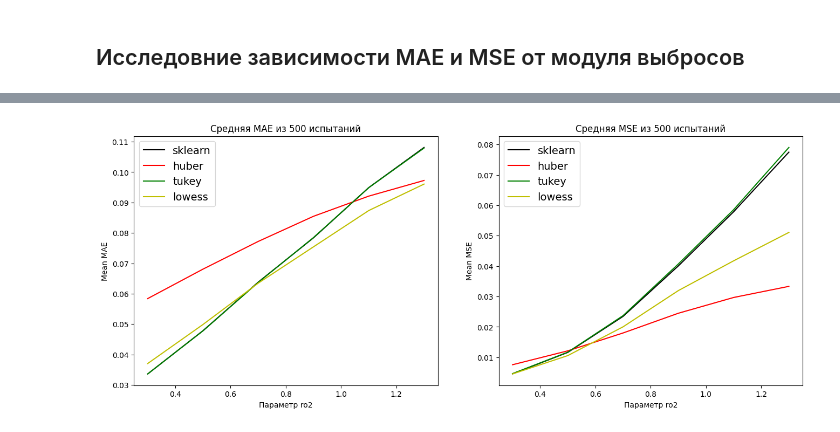
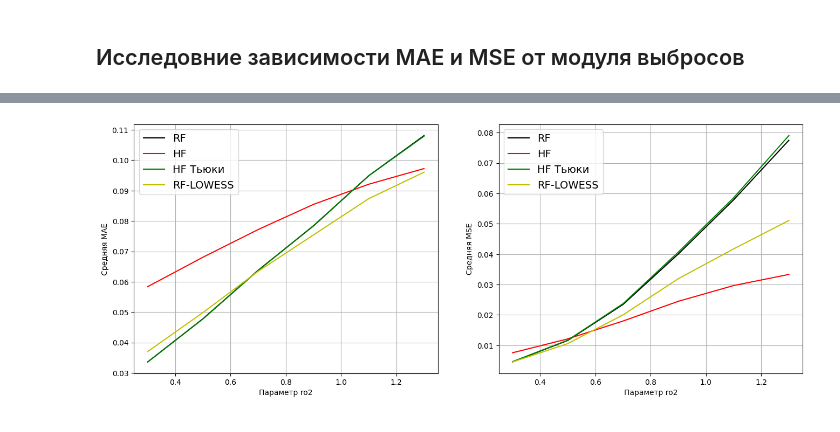
Before and after one commit to m1shutka/Robust-Radnom-Forest, a Jupyter notebook: RRF_comparison_plots.ipynb, the cells around one changed output, grey strips where cells are left out. Saved outputs shown, nothing was run; the diff lists cells and outputs as text; code cells hidden in the pictures.

```diff
--- a/RRF_comparison_plots.ipynb
+++ b/RRF_comparison_plots.ipynb
@@ -132,26 +151,28 @@ display(noise_modules_range_df.head())
 # %%
 plt.figure(figsize=(16, 6))
 
 plt.subplot(1, 2, 1)
-plt.title(f'Средняя MAE из 500 испытаний')
-plt.plot(noise_modules_range_df['noise_modules'], noise_modules_range_df['sk_mae'], color='black', label='sklearn')
-plt.plot(noise_modules_range_df['noise_modules'], noise_modules_range_df['huber_mae'], color='r', label='huber')
-plt.plot(noise_modules_range_df['noise_modules'], noise_modules_range_df['tukey_mae'], color='g', label='tukey')
-plt.plot(noise_modules_range_df['noise_modules'], noise_modules_range_df['lowess_mae'], color='y', label='lowess')
+#plt.title(f'Средняя MAE из 500 испытаний')
+plt.plot(noise_modules_range_df['noise_modules'], noise_modules_range_df['sk_mae'], color='black', label='RF')
+plt.plot(noise_modules_range_df['noise_modules'], noise_modules_range_df['huber_mae'], color='r', label='HF')
+plt.plot(noise_modules_range_df['noise_modules'], noise_modules_range_df['tukey_mae'], color='g', label='HF Тьюки')
+plt.plot(noise_modules_range_df['noise_modules'], noise_modules_range_df['lowess_mae'], color='y', label='RF-LOWESS')
 plt.xlabel('Параметр ro2')
-plt.ylabel('Mean MAE')
+plt.ylabel('Средняя MAE')
+plt.grid()
 plt.legend(fontsize=14)
 
 plt.subplot(1, 2, 2)
-plt.title(f'Средняя MSE из 500 испытаний')
-plt.plot(noise_modules_range_df['noise_modules'], noise_modules_range_df['sk_mse'], color='black', label='sklearn')
-plt.plot(noise_modules_range_df['noise_modules'], noise_modules_range_df['huber_mse'], color='r', label='huber')
-plt.plot(noise_modules_range_df['noise_modules'], noise_modules_range_df['tukey_mse'], color='g', label='tukey')
-plt.plot(noise_modules_range_df['noise_modules'], noise_modules_range_df['lowess_mse'], color='y', label='lowess')
+#plt.title(f'Средняя MSE из 500 испытаний')
+plt.plot(noise_modules_range_df['noise_modules'], noise_modules_range_df['sk_mse'], color='black', label='RF')
+plt.plot(noise_modules_range_df['noise_modules'], noise_modules_range_df['huber_mse'], color='r', label='HF')
+plt.plot(noise_modules_range_df['noise_modules'], noise_modules_range_df['tukey_mse'], color='g', label='HF Тьюки')
+plt.plot(noise_modules_range_df['noise_modules'], noise_modules_range_df['lowess_mse'], color='y', label='RF-LOWESS')
 plt.xlabel('Параметр ro2')
-plt.ylabel('Mean MSE')
+plt.ylabel('Средняя MSE')
+plt.grid()
 plt.legend(fontsize=14)
 plt.savefig('Plots/noise_modules_range.png')
 plt.show()
 # %% [output]
-[figure, old version]
+[figure, new version]
```
Also changed, not shown: parts of 5 cells of this notebook, 2 other files.
